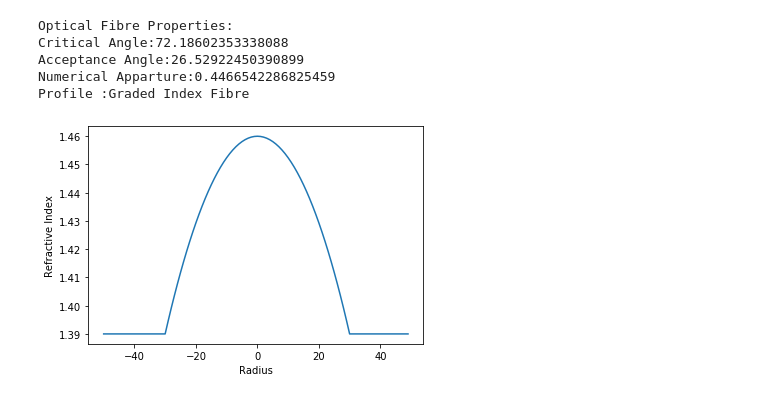
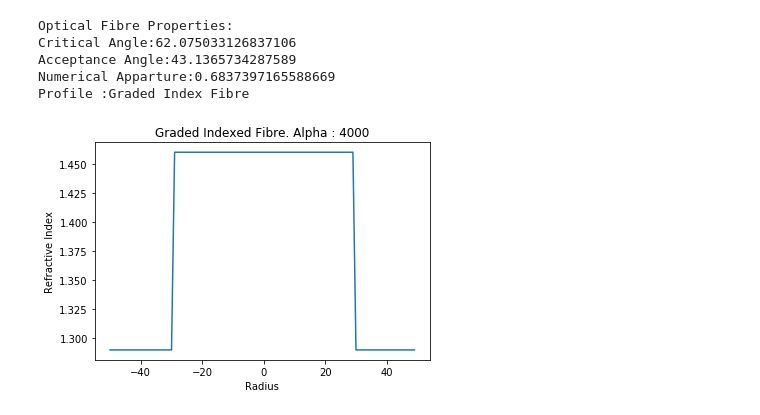
Before and after one commit to meghanabhange/BroadbandCommunicationToolkit, a Jupyter notebook: OpticalFibre.ipynb, the cells around one changed output. Saved outputs shown, nothing was run; the diff lists cells and outputs as text; code cells hidden in the pictures.

Commit message:
Update plotting

```diff
--- a/OpticalFibre.ipynb
+++ b/OpticalFibre.ipynb
@@ -125,8 +50,0 @@ class OpticalFibre:
-# %%
-fibre1 = OpticalFibre(core_n=1.46, cladding_n=1.39, index="Graded")
-# %% [output]
-Optical Fibre Properties:
-Critical Angle:72.18602353338088
-Acceptance Angle:26.52922450390899
-Numerical Apparture:0.4466542286825459
-Profile :Graded Index Fibre
@@ -133,4 +53,15 @@ Profile :Graded Index Fibre
+# %%
+# core_n=input("Input core refractive index: ")
+# cladding_n = input("Input cladding refractive index: ")
+# index=input("Input profile index Step/Graded: ")
+fibre1 = OpticalFibre(core_n=1.46, cladding_n=1.29, index="Graded")
+# %% [output]
+Optical Fibre Properties:
+Critical Angle:62.075033126837106
+Acceptance Angle:43.1365734287589
+Numerical Apparture:0.6837397165588669
+Profile :Graded Index Fibre
 # %%
-fibre1.plot_profile(core_radius=30, cladding_radius=50)
+fibre1.plot_profile(core_radius=30, cladding_radius=50, alpha=4000)
 # %% [output]
-[figure, old version]
+[figure, new version]
```
Also changed, not shown: parts of 4 cells of this notebook, 1 other file.
